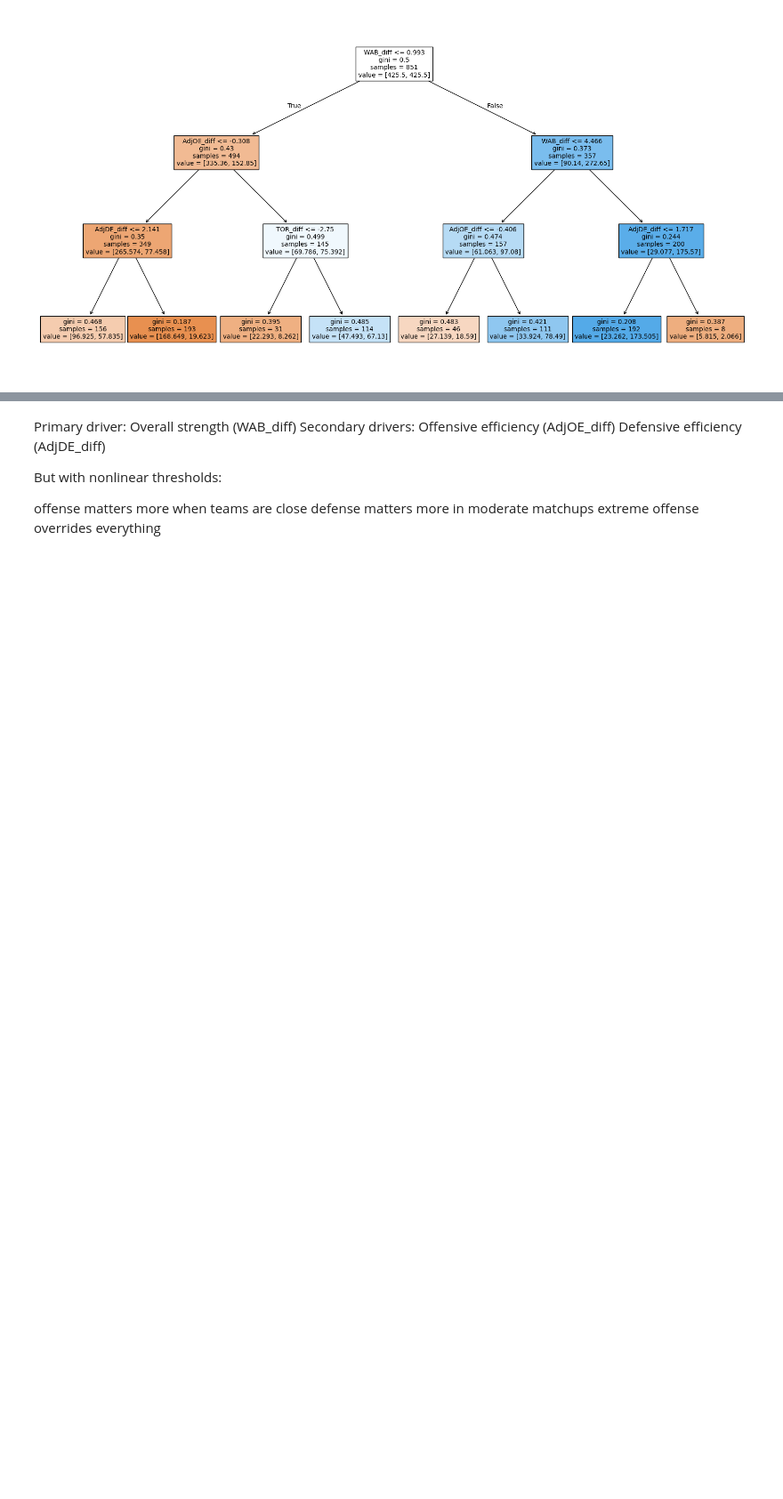
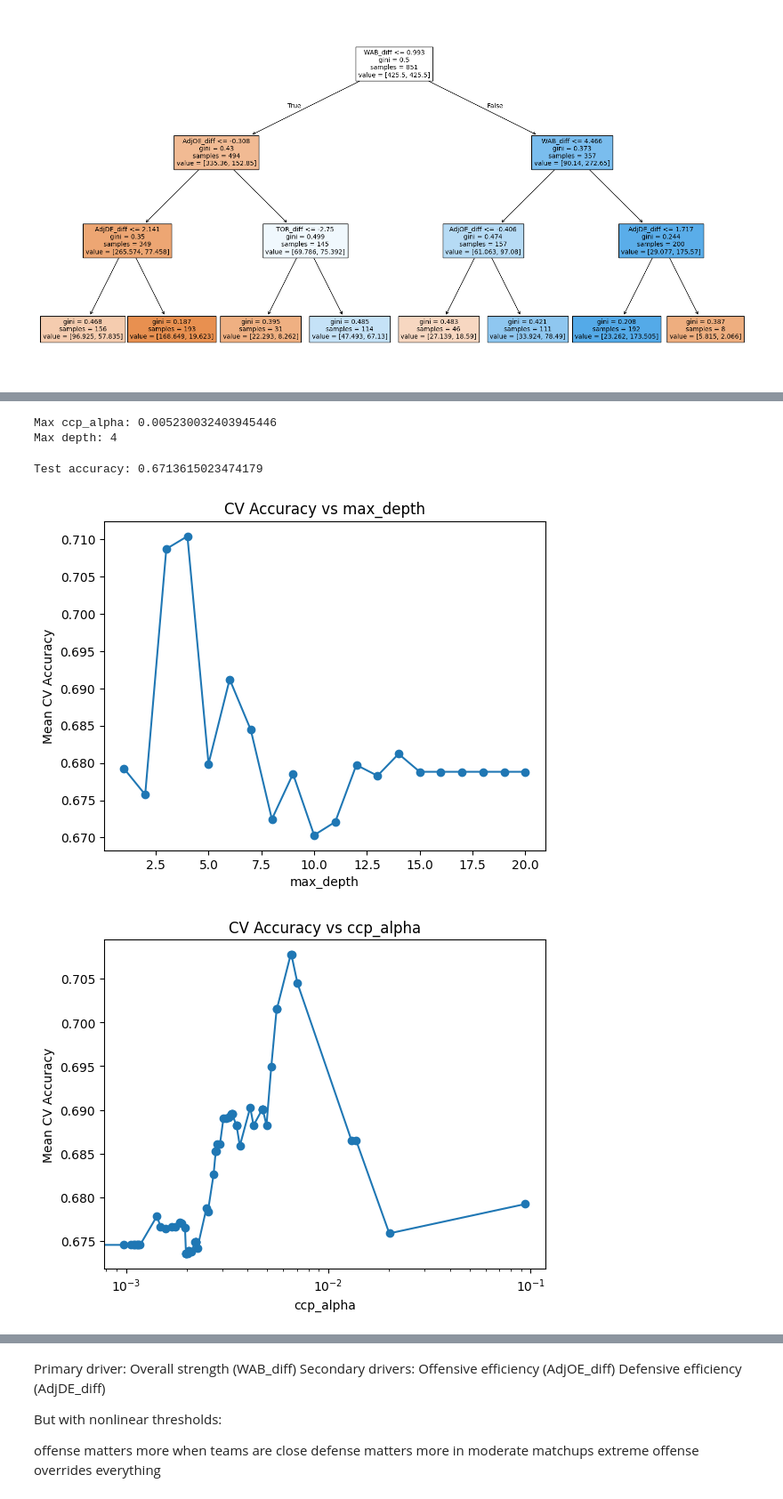
Before and after one commit to joshuasanty/March-Madness-Picks-Statistics, a Jupyter notebook: bart_torvik_data_model/Presentation/tree.ipynb, the cells around one changed output, grey strips where cells are left out. Shown at 89% size. Drawn from its saved outputs; the diff is of its cells as text; code cells hidden in the pictures; blank space fills up the shorter version.

```diff
--- a/bart_torvik_data_model/Presentation/tree.ipynb
+++ b/bart_torvik_data_model/Presentation/tree.ipynb
@@ -83,0 +120,54 @@ plt.savefig("tree.pdf")
+# %%
+print(f"Max ccp_alpha: {grid.best_params_['ccp_alpha']}")
+print(f"Max depth: {grid.best_params_['max_depth']}")
+
+best_depth = grid.best_params_["max_depth"]
+best_alpha = grid.best_params_["ccp_alpha"]
+# %% [output]
+Max ccp_alpha: 0.005230032403945446
+Max depth: 4
+# %%
+final_clf = grid.best_estimator_
+final_clf.fit(X_train, y_train)
+
+print("Test accuracy:", final_clf.score(X_test, y_test))
+
+
+results = pd.DataFrame(grid.cv_results_)
+depth_scores = results.groupby("param_max_depth")["mean_test_score"].mean()
+
+plt.figure()
+plt.plot(depth_scores.index, depth_scores.values, marker="o")
+plt.xlabel("max_depth")
+plt.ylabel("Mean CV Accuracy")
+plt.title("CV Accuracy vs max_depth")
+plt.show()
+
+ccp_scores = results.groupby("param_ccp_alpha")["mean_test_score"].mean()
+
+plt.figure()
+plt.plot(ccp_scores.index, ccp_scores.values, marker="o")
+plt.xscale("log")  # important because alphas are usually log-spaced
+plt.xlabel("ccp_alpha")
+plt.ylabel("Mean CV Accuracy")
+plt.title("CV Accuracy vs ccp_alpha")
+plt.show()
+
+import seaborn as sns
+
+pivot = results.pivot_table(
+    values="mean_test_score",
+    index="param_max_depth",
+    columns="param_ccp_alpha"
+)
+
+plt.figure(figsize=(10,6))
+sns.heatmap(pivot, annot=False, cmap="viridis")
+plt.xlabel("ccp_alpha")
+plt.ylabel("max_depth")
+plt.title("CV Accuracy Heatmap (Depth vs CCP)")
+plt.show()
+# %% [output]
+Test accuracy: 0.6713615023474179
+[figure, added]
+[figure, added]
```
Also changed, not shown: parts of 7 cells of this notebook, 3 other files.
